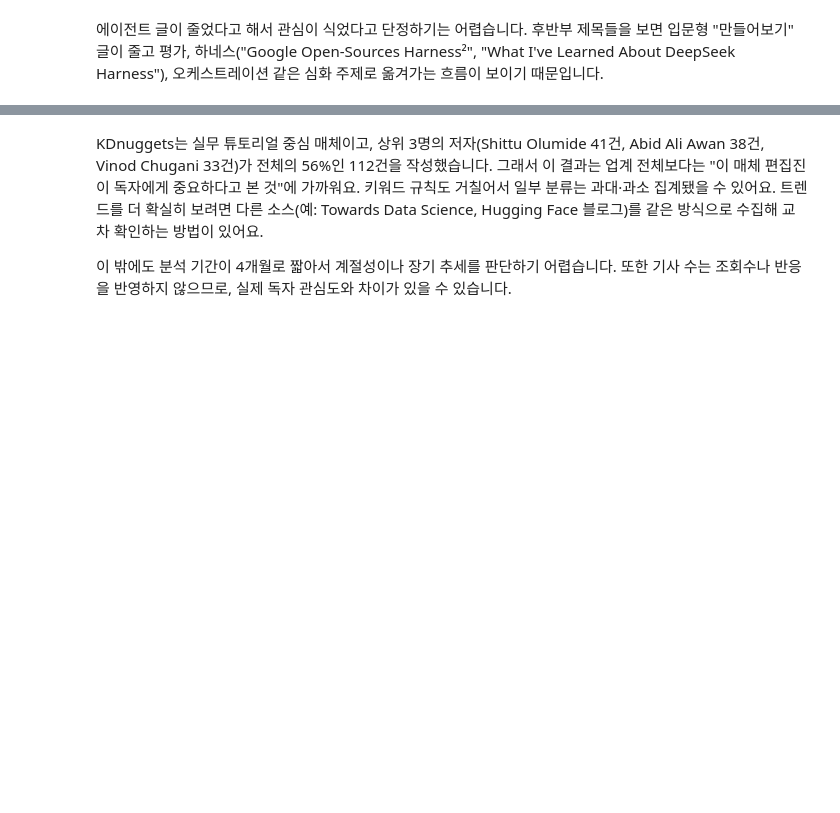
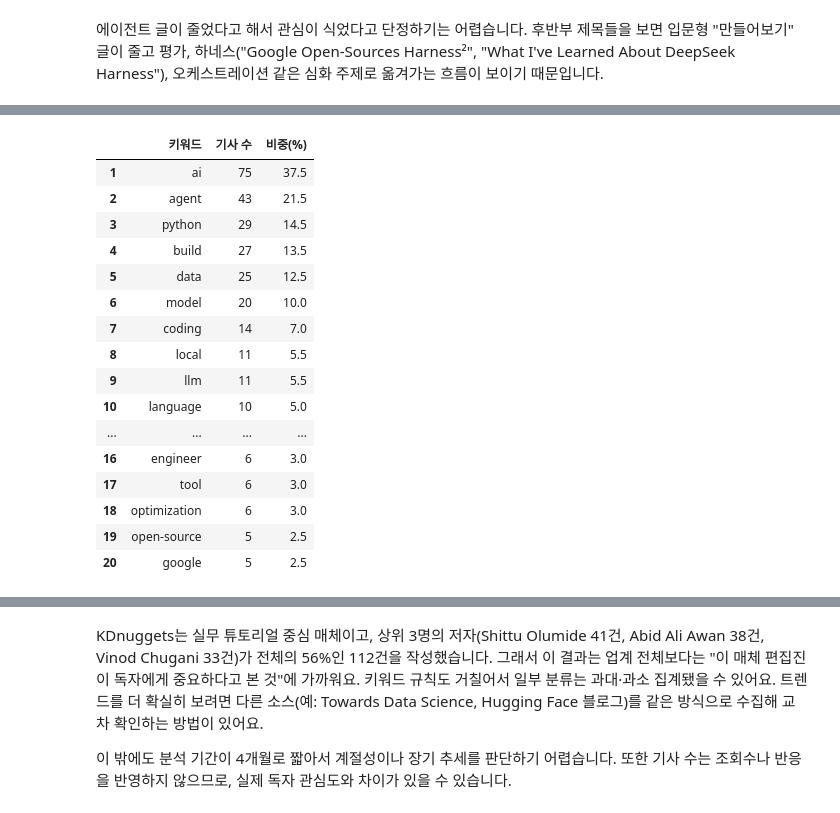
Before and after one commit to yeeunkim-dev/ai-data-bootcamp, a Jupyter notebook: D010+D011_WebScraping/kdnuggets_ai_data_trend_report.ipynb, the cells around one changed output, grey strips where cells are left out. Cells and saved outputs as stored; diff of their text form; code cells hidden in the pictures; blank space fills up the shorter version.

```diff
--- a/D010+D011_WebScraping/kdnuggets_ai_data_trend_report.ipynb
+++ b/D010+D011_WebScraping/kdnuggets_ai_data_trend_report.ipynb
@@ -473,0 +485,58 @@ df.groupby("month")[["AI 에이전트", "로컬·소형 모델"]].sum()
+# %%
+from collections import Counter
+
+# 의미 없는 단어(불용어)와 사이트 이름은 제외
+STOPWORDS = set("""
+a an the and or of to in on for with by from at as is are be your you how what why when which
+that this these those it its into vs using use used can do does i we my our not more than best
+top free new guide about without should will just get it's here's what's one two three four five
+six seven eight nine ten actually really kdnuggets
+""".split())
+
+# 단수·복수, 동사 활용을 하나로 묶기
+NORMALIZE = {"agents": "agent", "agentic": "agent", "models": "model", "llms": "llm",
+             "building": "build", "builds": "build", "tools": "tool", "workflows": "workflow"}
+
+
+def title_words(title):
+    """제목을 소문자 단어 목록으로 분리 (open-source, c++ 같은 표현은 유지)"""
+    title = title.lower().replace("’", "'")
+    return re.findall(r"[a-z][a-z0-9.+#'-]*[a-z0-9+#]|[a-z]", title)
+
+
+def keywords(title):
+    """불용어를 빼고 정규화한 키워드 집합 (한 기사에서 같은 단어는 1번만 셈)"""
+    return {NORMALIZE.get(w, w) for w in title_words(title) if w not in STOPWORDS and len(w) > 1}
+
+
+def bigrams(title):
+    """연속된 두 단어 묶음 (둘 중 하나라도 불용어면 제외)"""
+    w = title_words(title)
+    return {f"{a} {b}" for a, b in zip(w, w[1:]) if a not in STOPWORDS and b not in STOPWORDS}
+
+
+df["keywords"] = df["title"].map(keywords)
+word_counts = Counter(w for kws in df["keywords"] for w in kws)
+
+top_words = pd.DataFrame(word_counts.most_common(20), columns=["키워드", "기사 수"])
+top_words["비중(%)"] = (top_words["기사 수"] / len(df) * 100).round(1)
+top_words.index = range(1, len(top_words) + 1)
+top_words
+# %% [output]
+|  | 키워드 | 기사 수 | 비중(%) |
+| 1 | ai | 75 | 37.5 |
+| 2 | agent | 43 | 21.5 |
+| 3 | python | 29 | 14.5 |
+| 4 | build | 27 | 13.5 |
+| 5 | data | 25 | 12.5 |
+| 6 | model | 20 | 10.0 |
+| 7 | coding | 14 | 7.0 |
+| 8 | local | 11 | 5.5 |
+| 9 | llm | 11 | 5.5 |
+| 10 | language | 10 | 5.0 |
+| ... | ... | ... | ... |
+| 16 | engineer | 6 | 3.0 |
+| 17 | tool | 6 | 3.0 |
+| 18 | optimization | 6 | 3.0 |
+| 19 | open-source | 5 | 2.5 |
+| 20 | google | 5 | 2.5 |
```
Also changed, not shown: parts of 20 cells of this notebook, 1 other file.
